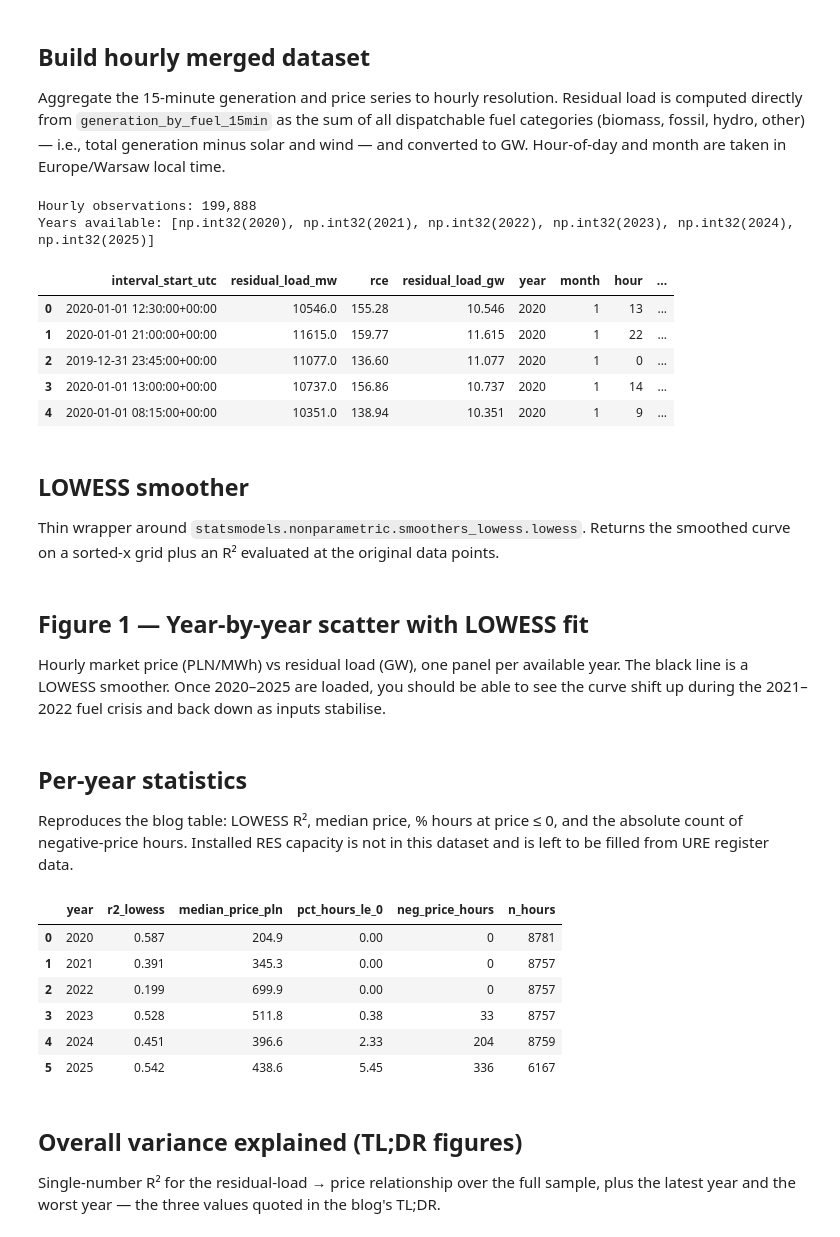
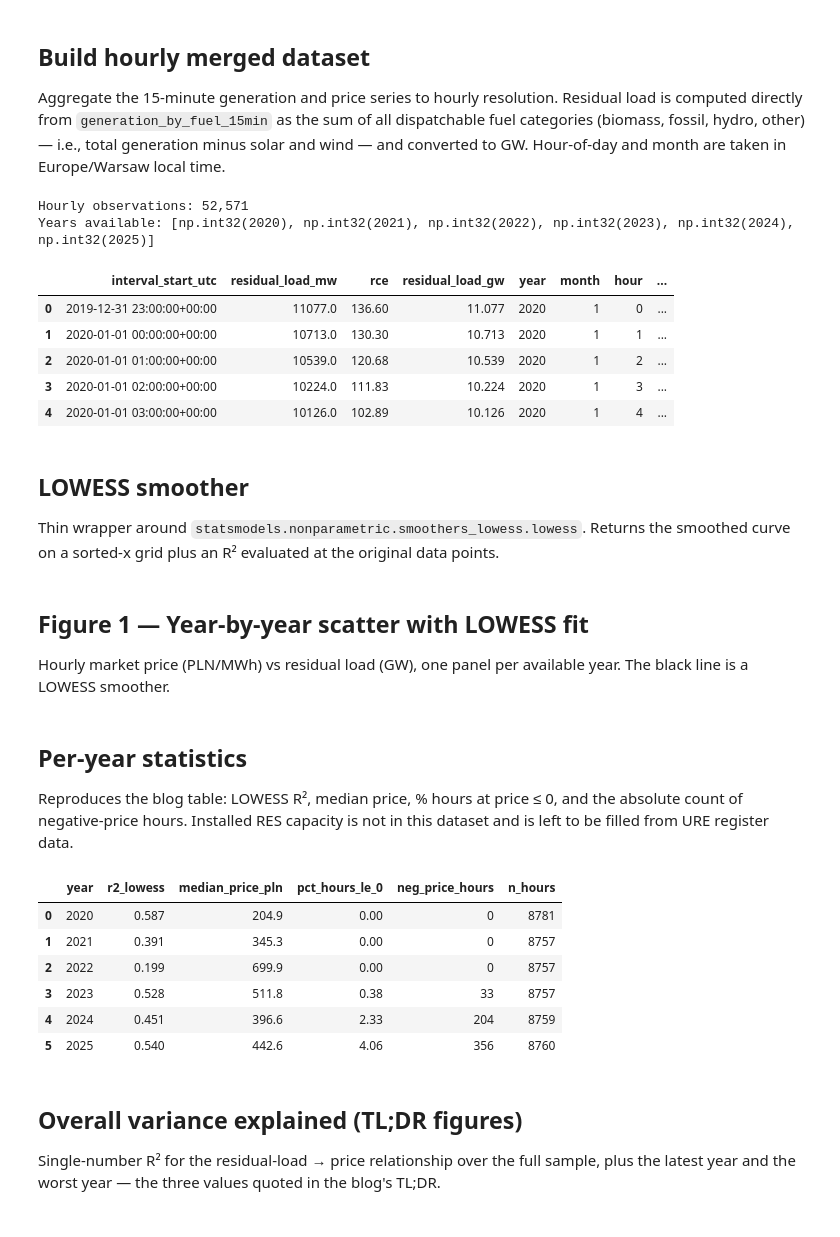
Before and after one commit to GabrielZiembicki/poland-energy-analytics, a Jupyter notebook: notebooks/01_residual_load_and_prices.ipynb, the cells around one changed output. Cells and saved outputs as stored; diff of their text form; code cells hidden in the pictures.

```diff
--- a/notebooks/01_residual_load_and_prices.ipynb
+++ b/notebooks/01_residual_load_and_prices.ipynb
@@ -52,7 +50,7 @@ prices = client.get_dataset(
     "prices_15min",
     start_date="2020-01-01",
     end_date="2025-12-31",
-    limit=200_000,
+    limit=300_000,
 )
 print(prices.columns)
 print(prices.shape)
@@ -76,7 +108,7 @@ computed directly from `generation_by_fuel_15min` as the sum of all dispatchable
 categories (biomass, fossil, hydro, other) — i.e., total generation minus solar and wind —
 and converted to GW. Hour-of-day and month are taken in Europe/Warsaw local time.
 # %%
-import calendar
+# import calendar
 
 import numpy as np
 import pandas as pd
@@ -105,12 +137,14 @@ gen["residual_load_mw"] = gen[dispatchable_cols].fillna(0).sum(axis=1)
 
 gen_h = (
     gen.set_index("interval_start_utc")[["residual_load_mw"]]
-    #  .resample('1h').mean()
+    .resample("1h")
+    .mean()
     .reset_index()
 )
 prices_h = (
     prices.set_index("interval_start_utc")[["rce"]]
-    # .resample('1h').mean()
+    .resample("1h")
+    .mean()
     .reset_index()
 )
 
@@ -120,39 +154,39 @@ df = gen_h.merge(prices_h, on="interval_start_utc").dropna(
 df["residual_load_gw"] = df["residual_load_mw"] / 1000.0
 
 ts_local = df["interval_start_utc"].dt.tz_convert("Europe/Warsaw")
 df["year"] = ts_local.dt.year
 df["month"] = ts_local.dt.month
 df["hour"] = ts_local.dt.hour
 df["date_local"] = ts_local.dt.normalize().dt.tz_localize(None)
 season_map = {
     12: "Winter",
     1: "Winter",
     2: "Winter",
     3: "Spring",
     4: "Spring",
     5: "Spring",
     6: "Summer",
     7: "Summer",
     8: "Summer",
     9: "Autumn",
     10: "Autumn",
     11: "Autumn",
 }
 df["season"] = df["month"].map(season_map)
 
 years_sorted = sorted(df["year"].unique())
 print(f"Hourly observations: {len(df):,}")
 print(f"Years available: {years_sorted}")
 df.head()
 # %% [output]
-Hourly observations: 199,888
+Hourly observations: 52,571
 Years available: [np.int32(2020), np.int32(2021), np.int32(2022), np.int32(2023), np.int32(2024), np.int32(2025)]
 |  | interval_start_utc | residual_load_mw | rce | residual_load_gw | year | month | hour | ... |
-| 0 | 2020-01-01 12:30:00+00:00 | 10546.0 | 155.28 | 10.546 | 2020 | 1 | 13 | ... |
-| 1 | 2020-01-01 21:00:00+00:00 | 11615.0 | 159.77 | 11.615 | 2020 | 1 | 22 | ... |
-| 2 | 2019-12-31 23:45:00+00:00 | 11077.0 | 136.60 | 11.077 | 2020 | 1 | 0 | ... |
-| 3 | 2020-01-01 13:00:00+00:00 | 10737.0 | 156.86 | 10.737 | 2020 | 1 | 14 | ... |
-| 4 | 2020-01-01 08:15:00+00:00 | 10351.0 | 138.94 | 10.351 | 2020 | 1 | 9 | ... |
+| 0 | 2019-12-31 23:00:00+00:00 | 11077.0 | 136.60 | 11.077 | 2020 | 1 | 0 | ... |
+| 1 | 2020-01-01 00:00:00+00:00 | 10713.0 | 130.30 | 10.713 | 2020 | 1 | 1 | ... |
+| 2 | 2020-01-01 01:00:00+00:00 | 10539.0 | 120.68 | 10.539 | 2020 | 1 | 2 | ... |
+| 3 | 2020-01-01 02:00:00+00:00 | 10224.0 | 111.83 | 10.224 | 2020 | 1 | 3 | ... |
+| 4 | 2020-01-01 03:00:00+00:00 | 10126.0 | 102.89 | 10.126 | 2020 | 1 | 4 | ... |
 # %% [markdown]
 ## LOWESS smoother
 
@@ -181,8 +215,7 @@ def lowess_smooth(x, y, frac=0.3):
 ## Figure 1 — Year-by-year scatter with LOWESS fit
 
 Hourly market price (PLN/MWh) vs residual load (GW), one panel per available year. The
-black line is a LOWESS smoother. Once 2020–2025 are loaded, you should be able to see the
-curve shift up during the 2021–2022 fuel crisis and back down as inputs stabilise.
+black line is a LOWESS smoother.
 # %%
 rng = np.random.default_rng(0)
 n_years = len(years_sorted)
@@ -315,7 +348,7 @@ year_stats_df
 | 2 | 2022 | 0.199 | 699.9 | 0.00 | 0 | 8757 |
 | 3 | 2023 | 0.528 | 511.8 | 0.38 | 33 | 8757 |
 | 4 | 2024 | 0.451 | 396.6 | 2.33 | 204 | 8759 |
-| 5 | 2025 | 0.542 | 438.6 | 5.45 | 336 | 6167 |
+| 5 | 2025 | 0.540 | 442.6 | 4.06 | 356 | 8760 |
 # %% [markdown]
 ## Overall variance explained (TL;DR figures)
 
```
Also changed, not shown: parts of 10 cells of this notebook.
